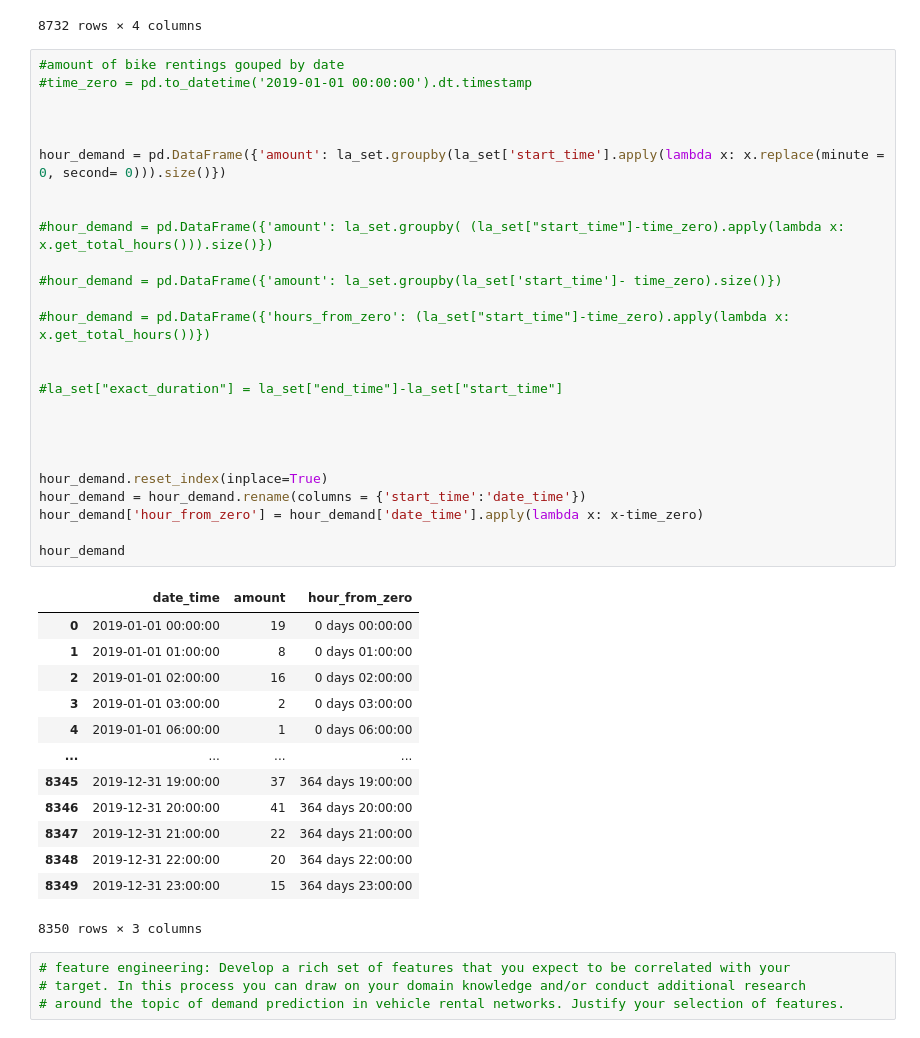
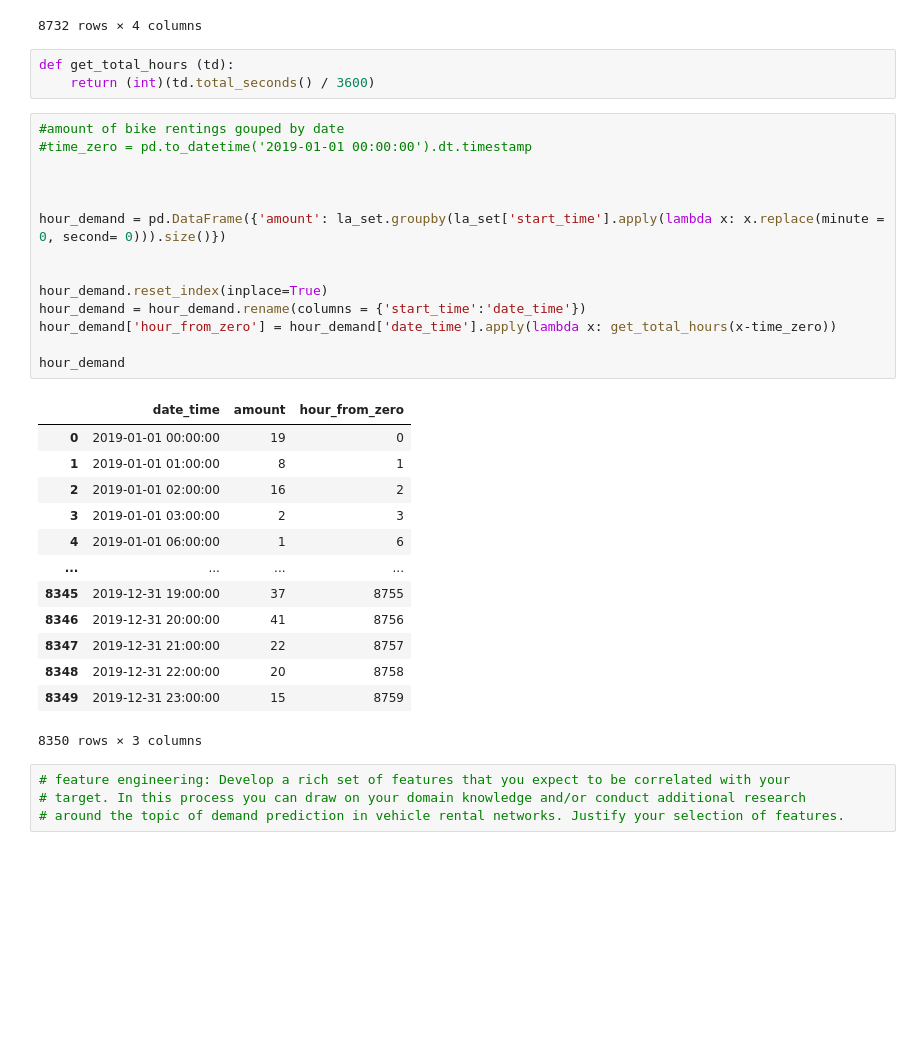
Before and after one commit to robbenB-123/SiliconValley, a Jupyter notebook: DSML_SILICONVALLEY.ipynb, the cells around one changed output. Saved outputs shown, nothing was run; the diff lists cells and outputs as text; blank space fills up the shorter version.

```diff
--- a/DSML_SILICONVALLEY.ipynb
+++ b/DSML_SILICONVALLEY.ipynb
@@ -480,45 +480,36 @@ weather_data.reset_index(drop = True)
 | 8730 | 2019-12-31 22:00:00 | 21.7 | 21.7 | 0.0 |
 | 8731 | 2019-12-31 23:00:00 | 22.8 | 22.8 | 0.0 |
 8732 rows × 4 columns
+# %%
+def get_total_hours (td):
+    return (int)(td.total_seconds() / 3600)
 # %%
 #amount of bike rentings gouped by date
 #time_zero = pd.to_datetime('2019-01-01 00:00:00').dt.timestamp
 
 
 
 hour_demand = pd.DataFrame({'amount': la_set.groupby(la_set['start_time'].apply(lambda x: x.replace(minute = 0, second= 0))).size()})
 
 
-#hour_demand = pd.DataFrame({'amount': la_set.groupby( (la_set["start_time"]-time_zero).apply(lambda x: x.get_total_hours())).size()})
-
-#hour_demand = pd.DataFrame({'amount': la_set.groupby(la_set['start_time']- time_zero).size()})
-
-#hour_demand = pd.DataFrame({'hours_from_zero': (la_set["start_time"]-time_zero).apply(lambda x: x.get_total_hours())})
-
-
-#la_set["exact_duration"] = la_set["end_time"]-la_set["start_time"]
-
-
-
-
 hour_demand.reset_index(inplace=True)
 hour_demand = hour_demand.rename(columns = {'start_time':'date_time'})
-hour_demand['hour_from_zero'] = hour_demand['date_time'].apply(lambda x: x-time_zero)
+hour_demand['hour_from_zero'] = hour_demand['date_time'].apply(lambda x: get_total_hours(x-time_zero))
 
 hour_demand
 # %% [output]
 |  | date_time | amount | hour_from_zero |
-| 0 | 2019-01-01 00:00:00 | 19 | 0 days 00:00:00 |
-| 1 | 2019-01-01 01:00:00 | 8 | 0 days 01:00:00 |
-| 2 | 2019-01-01 02:00:00 | 16 | 0 days 02:00:00 |
-| 3 | 2019-01-01 03:00:00 | 2 | 0 days 03:00:00 |
-| 4 | 2019-01-01 06:00:00 | 1 | 0 days 06:00:00 |
+| 0 | 2019-01-01 00:00:00 | 19 | 0 |
+| 1 | 2019-01-01 01:00:00 | 8 | 1 |
+| 2 | 2019-01-01 02:00:00 | 16 | 2 |
+| 3 | 2019-01-01 03:00:00 | 2 | 3 |
+| 4 | 2019-01-01 06:00:00 | 1 | 6 |
 | ... | ... | ... | ... |
-| 8345 | 2019-12-31 19:00:00 | 37 | 364 days 19:00:00 |
-| 8346 | 2019-12-31 20:00:00 | 41 | 364 days 20:00:00 |
-| 8347 | 2019-12-31 21:00:00 | 22 | 364 days 21:00:00 |
-| 8348 | 2019-12-31 22:00:00 | 20 | 364 days 22:00:00 |
-| 8349 | 2019-12-31 23:00:00 | 15 | 364 days 23:00:00 |
+| 8345 | 2019-12-31 19:00:00 | 37 | 8755 |
+| 8346 | 2019-12-31 20:00:00 | 41 | 8756 |
+| 8347 | 2019-12-31 21:00:00 | 22 | 8757 |
+| 8348 | 2019-12-31 22:00:00 | 20 | 8758 |
+| 8349 | 2019-12-31 23:00:00 | 15 | 8759 |
 8350 rows × 3 columns
 # %%
 # feature engineering: Develop a rich set of features that you expect to be correlated with your
```
